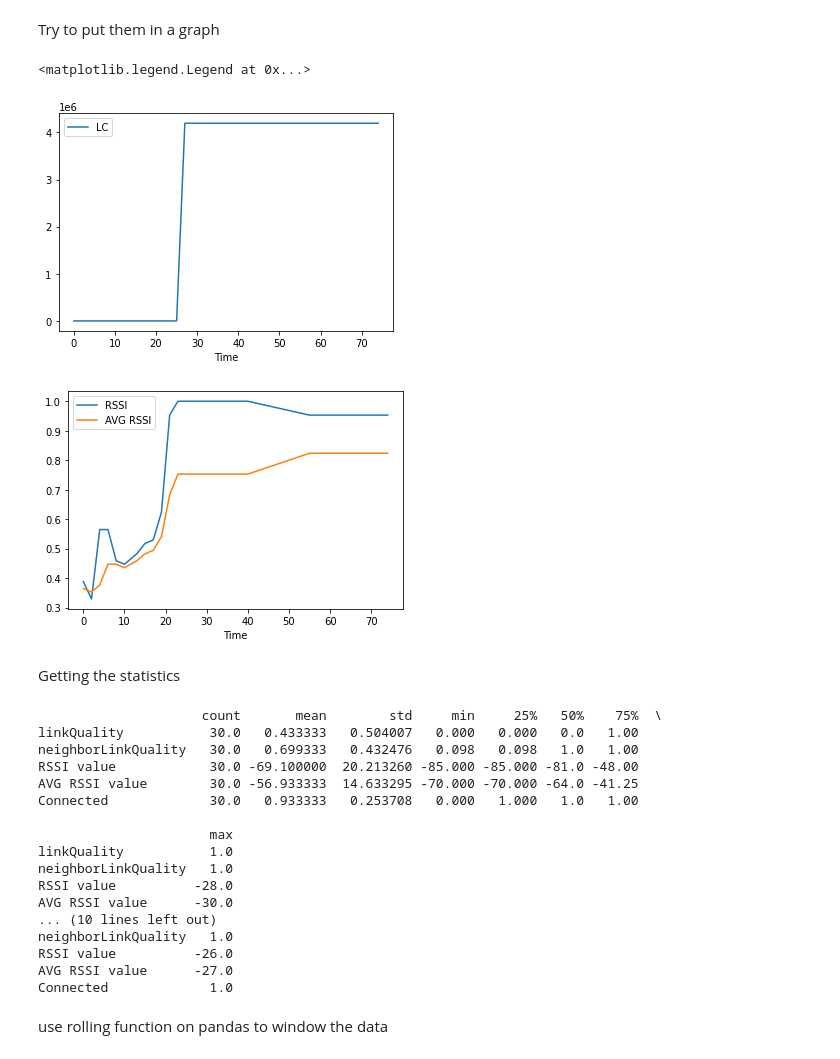
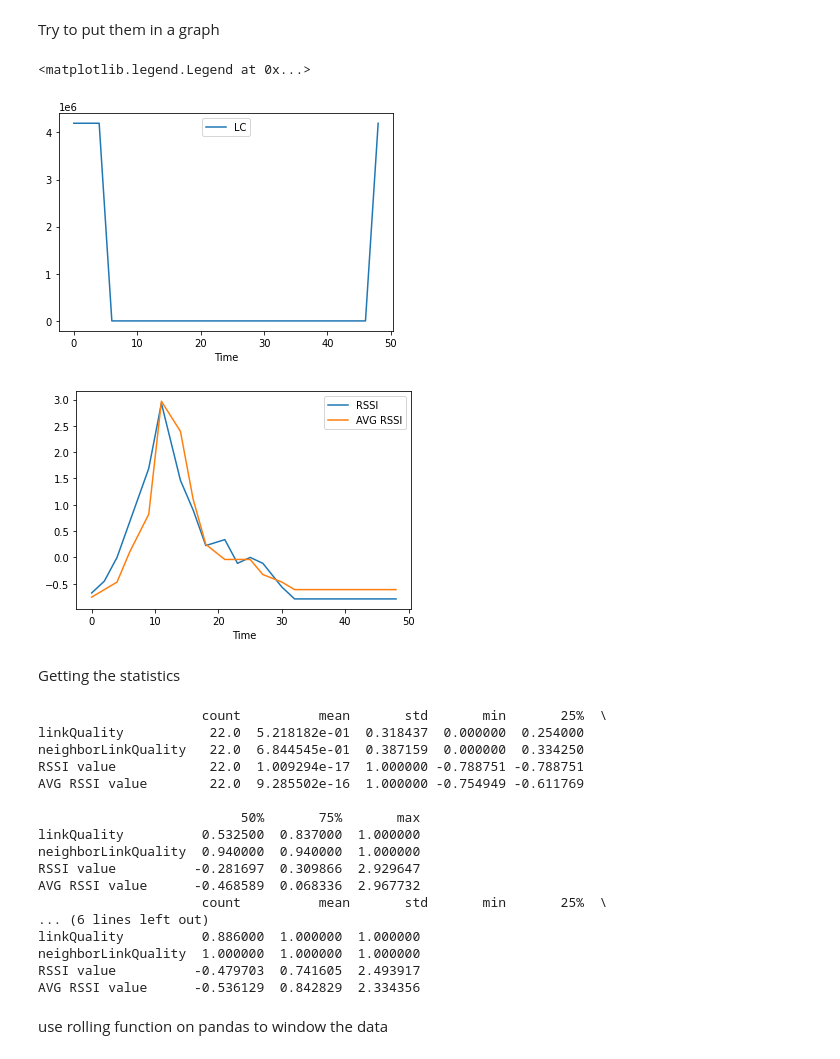
Before and after one commit to ntesfu/ML_PweredResilentMeshNetworks, a Jupyter notebook: Untitled.ipynb, the cells around one changed output. Saved outputs shown, nothing was run; the diff lists cells and outputs as text; code cells hidden in the pictures.

```diff
--- a/Untitled.ipynb
+++ b/Untitled.ipynb
@@ -10,11 +12,16 @@ import pandas as pd
 # %% [markdown]
 read the files
 # %%
-testdata1 = pd.read_csv("data.csv")
-testdata2 = pd.read_csv("data1.csv")
+testdata1 = pd.read_csv("14.csv")
+testdata2 = pd.read_csv("9.csv")
+testdata3 = pd.read_csv("data1.csv")
 label = testdata1['Connected']
-traindata = testdata1[['linkQuality','neighborLinkQuality','RSSI value', 'AVG RSSI value','Connected']]
+traindata = testdata1[['linkQuality','neighborLinkQuality','RSSI value', 'AVG RSSI value']]
+valdata = testdata3[['linkQuality','neighborLinkQuality','RSSI value', 'AVG RSSI value']]
 
-testdata = testdata2[['linkQuality','neighborLinkQuality','RSSI value', 'AVG RSSI value','Connected']]
+
+
+testdata = testdata2[['linkQuality','neighborLinkQuality','RSSI value', 'AVG RSSI value']]
 testlabel = testdata2['Connected']
+valdata.std()
 #traindata contains the LQ,NLQ,RSSI,AVERSSI
@@ -20,0 +44,13 @@ testlabel = testdata2['Connected']
+# %%
+
+traindata['RSSI value'] = (traindata['RSSI value']-traindata['RSSI value'].mean())/traindata['RSSI value'].std()
+traindata['AVG RSSI value'] = (traindata['AVG RSSI value']-traindata['AVG RSSI value'].mean())/traindata['AVG RSSI value'].std()
+
+testdata['RSSI value']= (testdata['RSSI value']-testdata['RSSI value'].mean())/testdata['RSSI value'].std()
+testdata['AVG RSSI value']= (testdata['AVG RSSI value']-testdata['AVG RSSI value'].mean())/testdata['AVG RSSI value'].std()
+
+valdata['RSSI value']= (valdata['RSSI value']-valdata['RSSI value'].mean())/valdata['RSSI value'].std()
+valdata['AVG RSSI value']= (valdata['AVG RSSI value']-valdata['AVG RSSI value'].mean())/valdata['AVG RSSI value'].std()
+
+
+valdata.head
@@ -23,19 +94,19 @@ Try to put them in a graph
 # %%
 fig, ax = plt.subplots()
 ax.set_xlabel("Time")
-ax.plot(testdata['systemTime']-testdata['systemTime'][0],testdata['linkCost'],label="LC")
+ax.plot(testdata1['systemTime']-testdata1['systemTime'][0],testdata1['linkCost'],label="LC")
 #ax.plot(testdata['systemTime']-testdata['systemTime'][0],traindata['neighborLinkQuality'],label="NLQ")
 #ax.scatter(traindata['neighborLinkQuality'],label, label="NLQ")
 ax.legend()
 fig, asignal = plt.subplots()
 asignal.set_xlabel("Time")
-asignal.plot(testdata['systemTime']-testdata['systemTime'][0],traindata['RSSI value']/(-85),label="RSSI")
-asignal.plot(testdata['systemTime']-testdata['systemTime'][0],traindata['AVG RSSI value']/(-85),label="AVG RSSI")
+asignal.plot(testdata1['systemTime']-testdata1['systemTime'][0],traindata['RSSI value'],label="RSSI")
+asignal.plot(testdata1['systemTime']-testdata1['systemTime'][0],traindata['AVG RSSI value'],label="AVG RSSI")
 asignal.legend()
 # %% [output]
 <matplotlib.legend.Legend at 0x...>
-[figure, old version]
+[figure, new version]
-[figure, old version]
+[figure, new version]
 # %% [markdown]
 Getting the statistics
 # %%
@@ -44,23 +115,23 @@ print(stats)
 stats2 = testdata.describe().transpose()
 print(stats2)
 # %% [output]
-                     count       mean        std     min     25%   50%    75%  \
-linkQuality           30.0   0.433333   0.504007   0.000   0.000   0.0   1.00
-neighborLinkQuality   30.0   0.699333   0.432476   0.098   0.098   1.0   1.00
-RSSI value            30.0 -69.100000  20.213260 -85.000 -85.000 -81.0 -48.00
-AVG RSSI value        30.0 -56.933333  14.633295 -70.000 -70.000 -64.0 -41.25
-Connected             30.0   0.933333   0.253708   0.000   1.000   1.0   1.00
+                     count          mean       std       min       25%  \
+linkQuality           22.0  5.218182e-01  0.318437  0.000000  0.254000
+neighborLinkQuality   22.0  6.844545e-01  0.387159  0.000000  0.334250
+RSSI value            22.0  1.009294e-17  1.000000 -0.788751 -0.788751
+AVG RSSI value        22.0  9.285502e-16  1.000000 -0.754949 -0.611769
 
-                      max
-linkQuality           1.0
-neighborLinkQuality   1.0
-RSSI value          -28.0
-AVG RSSI value      -30.0
-... (10 lines left out)
-neighborLinkQuality   1.0
-RSSI value          -26.0
-AVG RSSI value      -27.0
-Connected             1.0
+                          50%       75%       max
+linkQuality          0.532500  0.837000  1.000000
+neighborLinkQuality  0.940000  0.940000  1.000000
+RSSI value          -0.281697  0.309866  2.929647
+AVG RSSI value      -0.468589  0.068336  2.967732
+                     count          mean       std       min       25%  \
+... (6 lines left out)
+linkQuality          0.886000  1.000000  1.000000
+neighborLinkQuality  1.000000  1.000000  1.000000
+RSSI value          -0.479703  0.741605  2.493917
+AVG RSSI value      -0.536129  0.842829  2.334356
 # %% [markdown]
 use rolling function on pandas to window the data
 # %%
```
Also changed, not shown: parts of 50 cells of this notebook.
